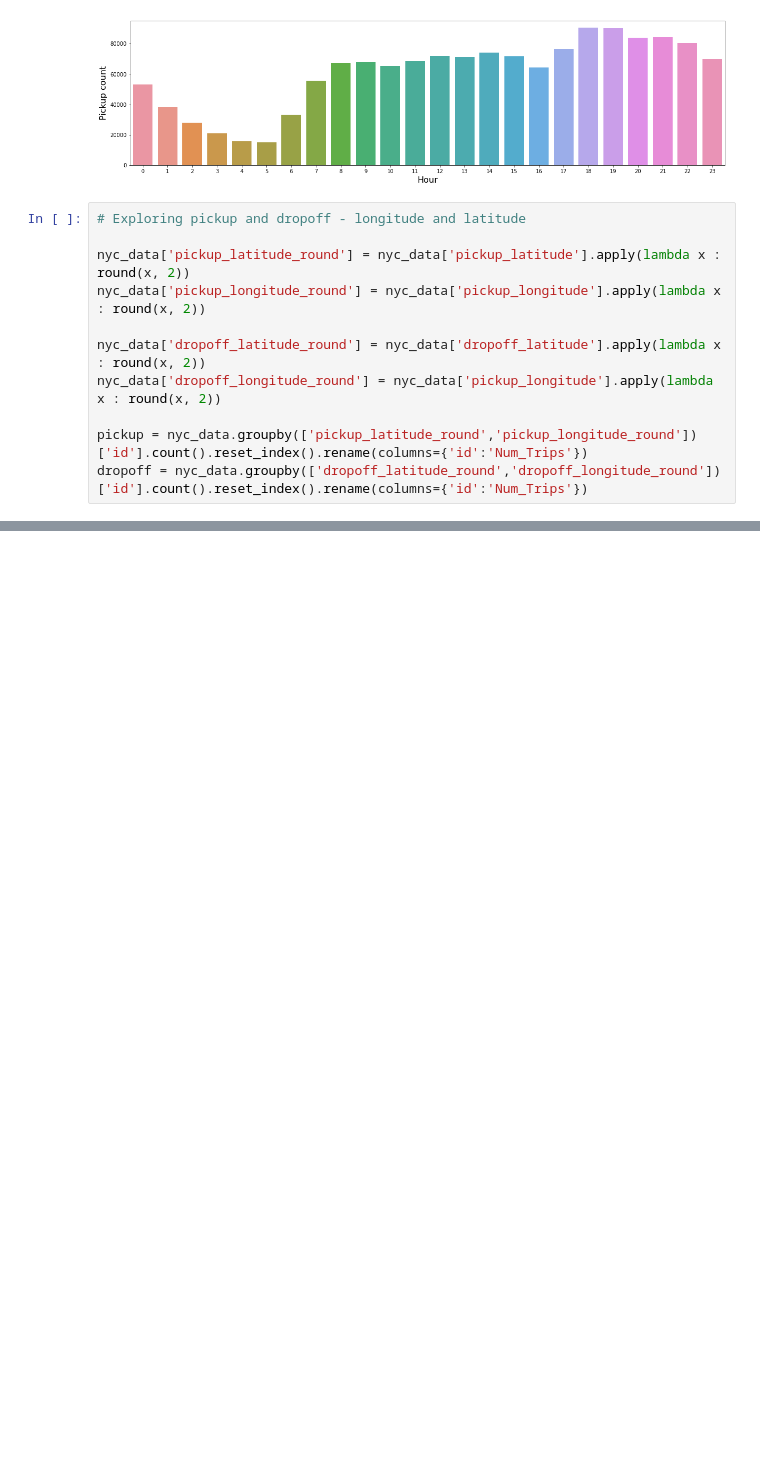
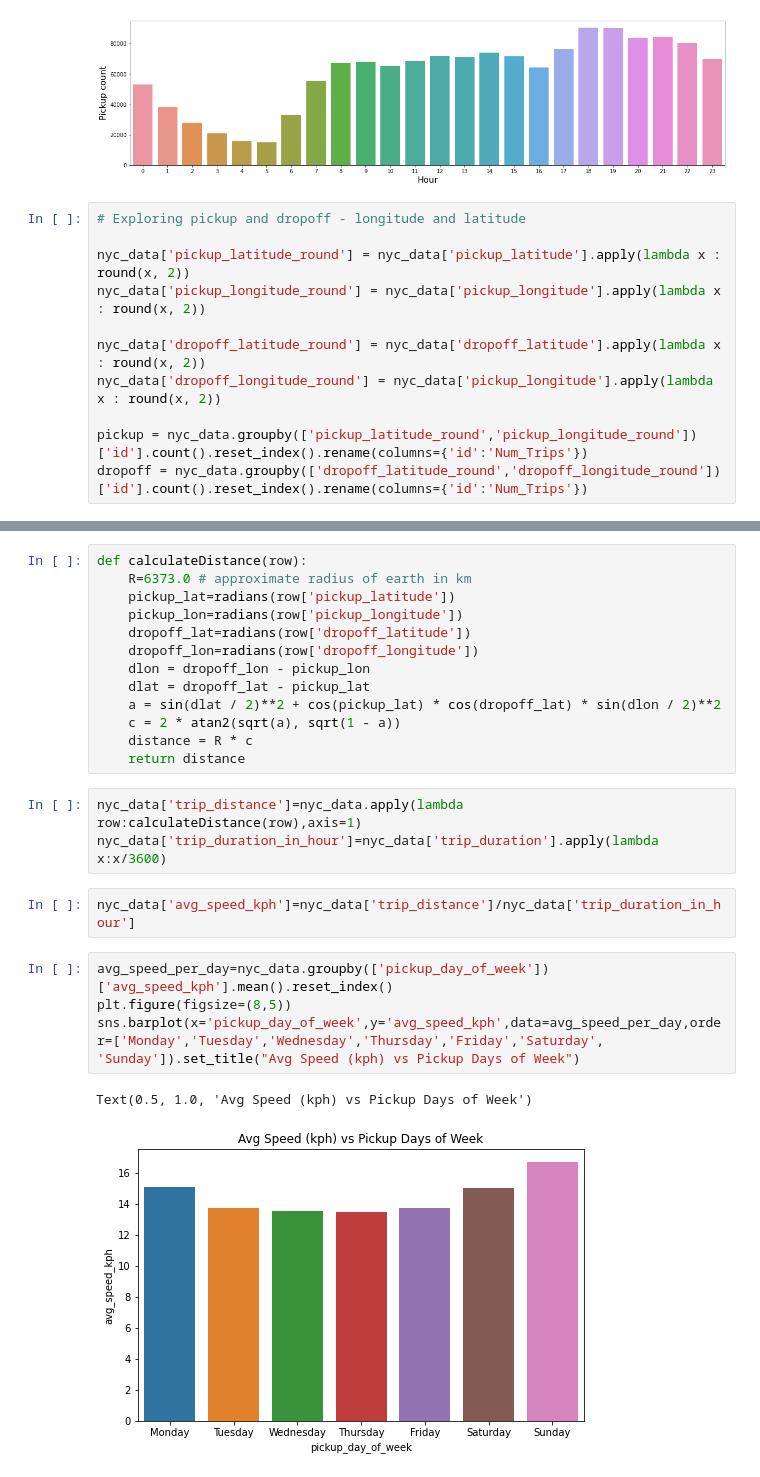
Before and after one commit to SirHendel/DAT158_ML-Assignment_2, a Jupyter notebook: Notebook.ipynb, the cells around one changed output, grey strips where cells are left out. Cells and saved outputs as stored; diff of their text form; blank space fills up the shorter version.

```diff
--- a/Notebook.ipynb
+++ b/Notebook.ipynb
@@ -176,3 +170,28 @@ pickup_map.add_child(heatmap)
 pickup_map
 # %% [output]
 [interactive output not drawn]
+# %%
+def calculateDistance(row):
+    R=6373.0 # approximate radius of earth in km
+    pickup_lat=radians(row['pickup_latitude'])
+    pickup_lon=radians(row['pickup_longitude'])
+    dropoff_lat=radians(row['dropoff_latitude'])
+    dropoff_lon=radians(row['dropoff_longitude'])
+    dlon = dropoff_lon - pickup_lon
+    dlat = dropoff_lat - pickup_lat
+    a = sin(dlat / 2)**2 + cos(pickup_lat) * cos(dropoff_lat) * sin(dlon / 2)**2
+    c = 2 * atan2(sqrt(a), sqrt(1 - a))
+    distance = R * c
+    return distance
+# %%
+nyc_data['trip_distance']=nyc_data.apply(lambda row:calculateDistance(row),axis=1)
+nyc_data['trip_duration_in_hour']=nyc_data['trip_duration'].apply(lambda x:x/3600)
+# %%
+nyc_data['avg_speed_kph']=nyc_data['trip_distance']/nyc_data['trip_duration_in_hour']
+# %%
+avg_speed_per_day=nyc_data.groupby(['pickup_day_of_week'])['avg_speed_kph'].mean().reset_index()
+plt.figure(figsize=(8,5))
+sns.barplot(x='pickup_day_of_week',y='avg_speed_kph',data=avg_speed_per_day,order=['Monday','Tuesday','Wednesday','Thursday','Friday','Saturday', 'Sunday']).set_title("Avg Speed (kph) vs Pickup Days of Week")
+# %% [output]
+Text(0.5, 1.0, 'Avg Speed (kph) vs Pickup Days of Week')
+[figure, added]
```
Also changed, not shown: parts of 33 cells of this notebook.
